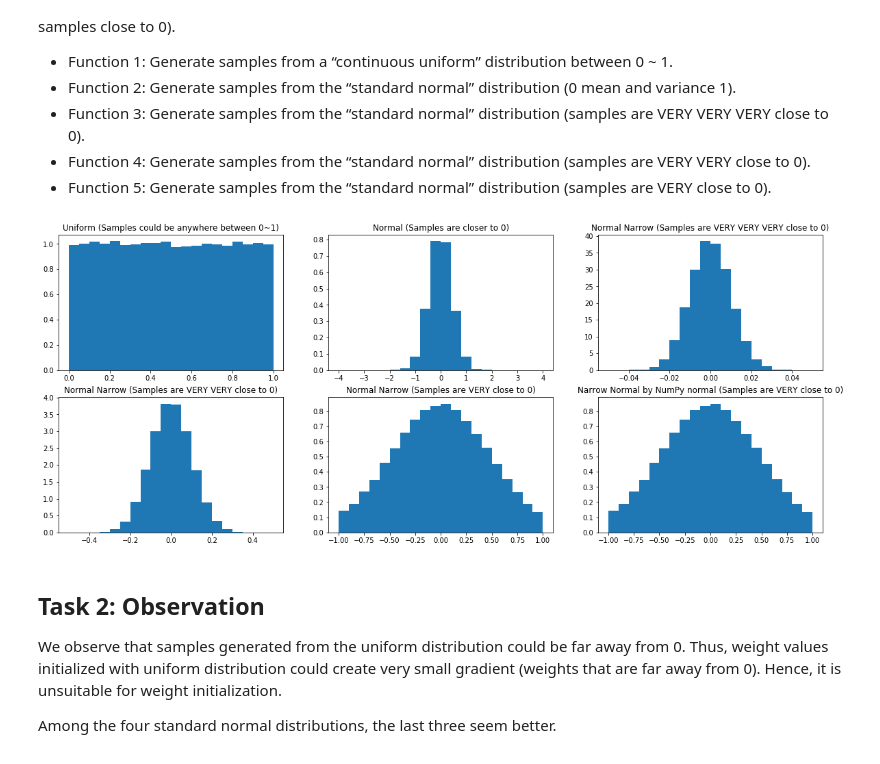
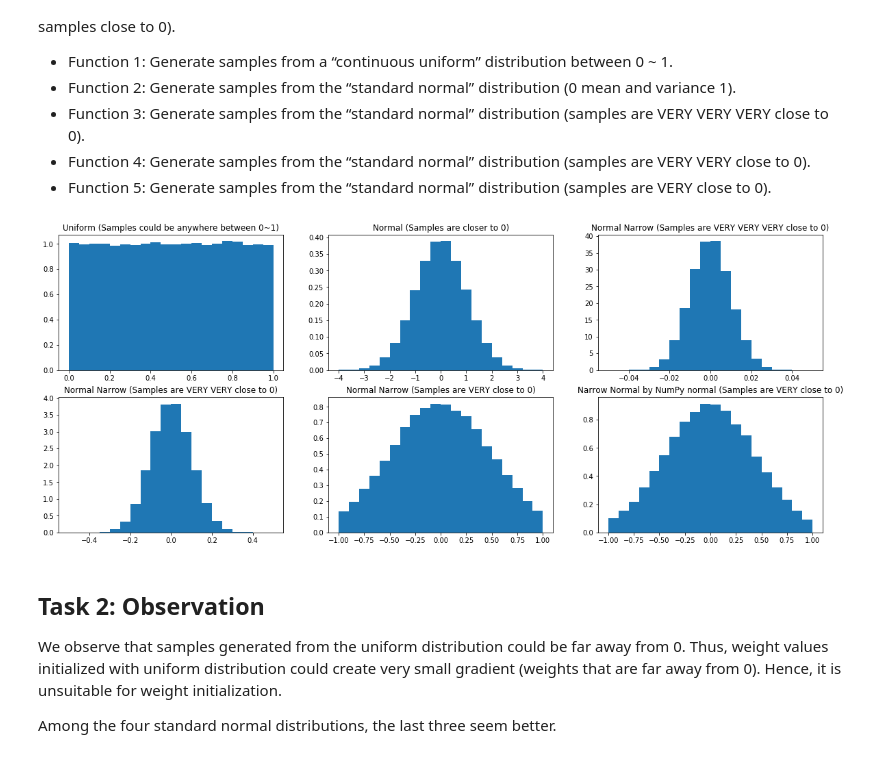
Before and after one commit to rhasanbd/Artificial-Neural-Network-Back-to-Basics, a Jupyter notebook: ANN-I-Initialization of the Weights.ipynb, the cells around one changed output. Cells and saved outputs as stored; diff of their text form; code cells hidden in the pictures.

```diff
--- a/ANN-I-Initialization of the Weights.ipynb
+++ b/ANN-I-Initialization of the Weights.ipynb
@@ -115,13 +115,13 @@ uniform = np.random.rand(sample_size)
 # Function 2: Generate samples from the “standard normal” distribution (0 mean and variance 1).
 normal = np.random.randn(sample_size)
 
-# Function 3: Generate samples from the “standard normal” distribution (amples are VERY VERY VERY close to 0)
+# Function 3: Generate samples from the “standard normal” distribution (samples are VERY VERY VERY close to 0)
 normal_narrow_1 = np.random.randn(sample_size)*0.01
 
-# Function 4: Generate samples from the “standard normal” distribution (amples are VERY VERY close to 0)
+# Function 4: Generate samples from the “standard normal” distribution (samples are VERY VERY close to 0)
 normal_narrow_2 = np.random.randn(sample_size)*0.1
 
-# Function 5: Generate samples from the “standard normal” distribution (amples are VERY close to 0)
+# Function 5: Generate samples from the “standard normal” distribution (samples are VERY close to 0)
 normal_narrow_3 = np.random.randn(sample_size)*0.5
 
 '''
@@ -131,39 +131,39 @@ We define a function using NumPy "normal" function by providing
 '''
 sigma = np.sqrt(1.0/5.0)
 
-normal = np.random.normal(0, sigma, sample_size)
+normal_rnd_normal = np.random.normal(0, sigma, sample_size)
 
 
 # Plot the samples from the above 5 functions
 plt.figure(figsize=(20, 8))
 plt.subplot(231)
 pdf, bins, patches = plt.hist(uniform, bins=20, range=(0, 1), density=True)
 plt.title('Uniform (Samples could be anywhere between 0~1)')
 
 plt.subplot(232)
 pdf, bins, patches = plt.hist(normal, bins=20, range=(-4, 4), density=True)
 plt.title('Normal (Samples are closer to 0)')
 
 plt.subplot(233)
 pdf, bins, patches = plt.hist(normal_narrow_1, bins=20, range=(-0.05, 0.05), density=True)
 plt.title('Normal Narrow (Samples are VERY VERY VERY close to 0)')
 
 
 plt.subplot(234)
 pdf, bins, patches = plt.hist(normal_narrow_2, bins=20, range=(-0.5, 0.5), density=True)
 plt.title('Normal Narrow (Samples are VERY VERY close to 0)')
 
 
 plt.subplot(235)
 pdf, bins, patches = plt.hist(normal_narrow_3, bins=20, range=(-1, 1), density=True)
 plt.title('Normal Narrow (Samples are VERY close to 0)')
 
 plt.subplot(236)
-pdf, bins, patches = plt.hist(normal_narrow_3, bins=20, range=(-1, 1), density=True)
+pdf, bins, patches = plt.hist(normal_rnd_normal, bins=20, range=(-1, 1), density=True)
 plt.title('Narrow Normal by NumPy normal (Samples are VERY close to 0)')
 plt.show()
 # %% [output]
-[figure, old version]
+[figure, new version]
 # %% [markdown]
 ## Task 2: Observation
 
```
